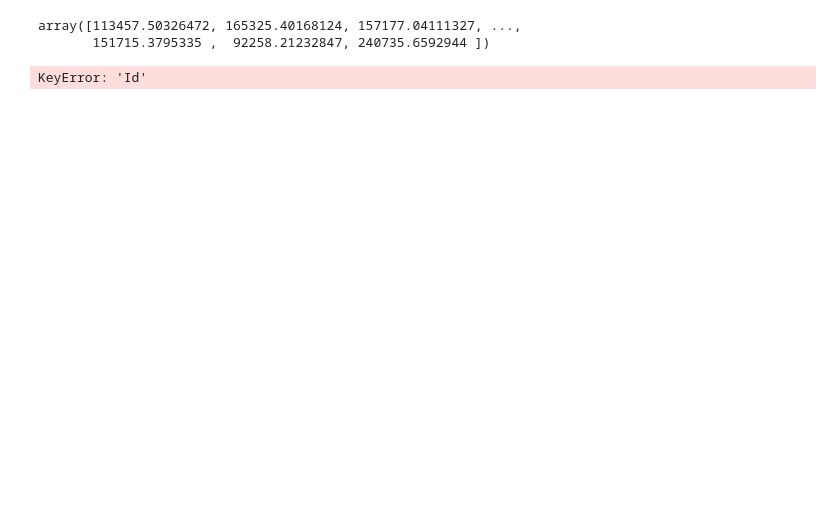
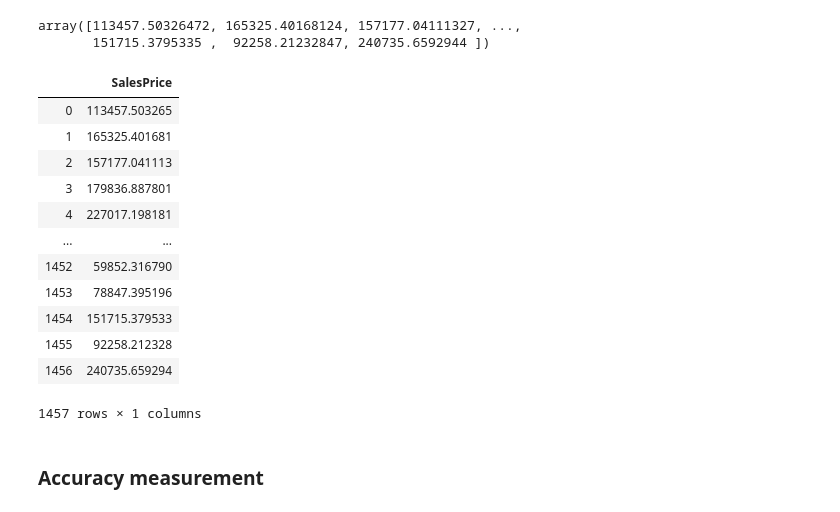
Before and after one commit to Chakerrabia/House-Price-Prediction, a Jupyter notebook: House Pricing Kaggle.ipynb, the cells around one changed output. Saved outputs shown, nothing was run; the diff lists cells and outputs as text; code cells hidden in the pictures; blank space fills up the shorter version.

```diff
--- a/House Pricing Kaggle.ipynb
+++ b/House Pricing Kaggle.ipynb
@@ -142,10 +126,22 @@ prediction
 array([113457.50326472, 165325.40168124, 157177.04111327, ...,
        151715.3795335 ,  92258.21232847, 240735.6592944 ])
 # %%
-# arranging submission into a dataframe
-submission = pd.DataFrame(prediction)
-index = df_test["Id"].tolist()
-submission.set_index()
-submission.head
+# arranging submission into a dataframe and matching with corresponding ID
+submission = pd.DataFrame({"SalesPrice" : prediction})
+submission
 # %% [output]
+|  | SalesPrice |
+| 0 | 113457.503265 |
+| 1 | 165325.401681 |
+| 2 | 157177.041113 |
+| 3 | 179836.887801 |
+| 4 | 227017.198181 |
+| ... | ... |
+| 1452 | 59852.316790 |
+| 1453 | 78847.395196 |
+| 1454 | 151715.379533 |
+| 1455 | 92258.212328 |
+| 1456 | 240735.659294 |
-KeyError: 'Id'
+1457 rows × 1 columns
+# %% [markdown]
+### Accuracy measurement
```
Also changed, not shown: parts of 6 cells of this notebook.
